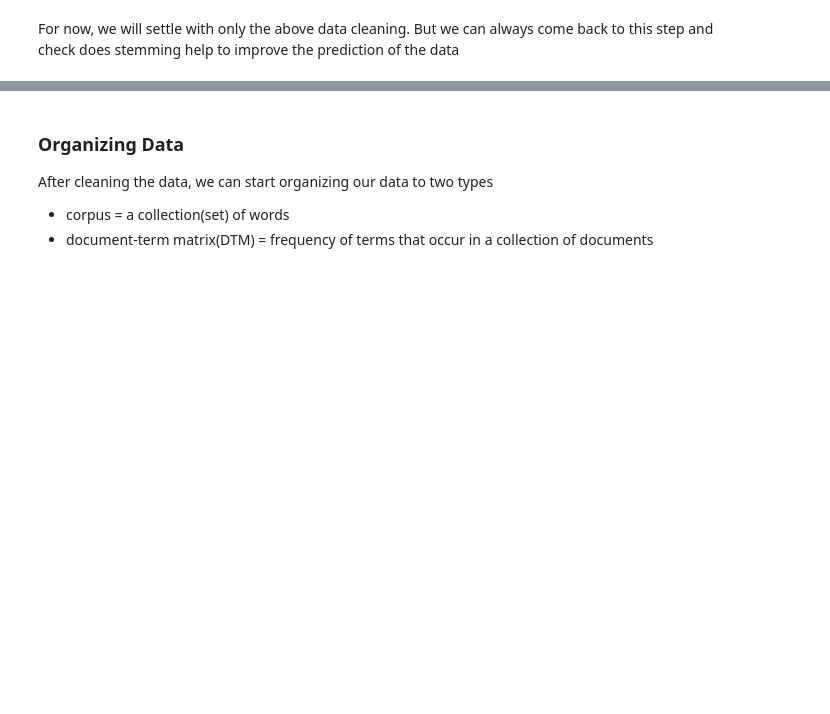
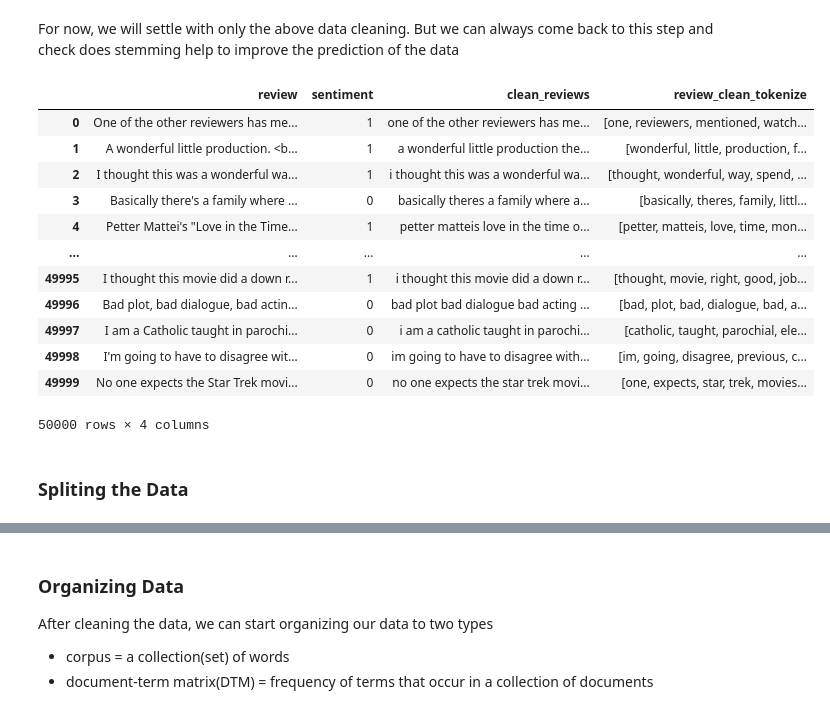
Before and after one commit to kaixuan98/MovieReview, a Jupyter notebook: movie_review.ipynb, the cells around one changed output, grey strips where cells are left out. Saved outputs shown, nothing was run; the diff lists cells and outputs as text; code cells hidden in the pictures; blank space fills up the shorter version.

```diff
--- a/movie_review.ipynb
+++ b/movie_review.ipynb
@@ -125,3 +125,31 @@ movie_reviews.head()
 | 4 | Petter Mattei's "Love in the Time... | positive | petter matteis love in the time o... | [petter, matteis, love, time, mon... |
 # %% [markdown]
 For now, we will settle with only the above data cleaning. But we can always come back to this step and check does stemming help to improve the prediction of the data
+# %%
+# change the label of sentiment to 0 and 1
+from sklearn.preprocessing import LabelEncoder
+
+encoder = LabelEncoder()
+y_labels = encoder.fit_transform(movie_reviews['sentiment'])
+
+y_labels = pd.DataFrame(y_labels,columns=['sentiment'])
+y_labels = pd.DataFrame(y_labels)
+
+movie_reviews['sentiment'] = y_labels['sentiment'].values
+movie_reviews
+# %% [output]
+|  | review | sentiment | clean_reviews | review_clean_tokenize |
+| 0 | One of the other reviewers has me... | 1 | one of the other reviewers has me... | [one, reviewers, mentioned, watch... |
+| 1 | A wonderful little production. <b... | 1 | a wonderful little production the... | [wonderful, little, production, f... |
+| 2 | I thought this was a wonderful wa... | 1 | i thought this was a wonderful wa... | [thought, wonderful, way, spend, ... |
+| 3 | Basically there's a family where ... | 0 | basically theres a family where a... | [basically, theres, family, littl... |
+| 4 | Petter Mattei's "Love in the Time... | 1 | petter matteis love in the time o... | [petter, matteis, love, time, mon... |
+| ... | ... | ... | ... | ... |
+| 49995 | I thought this movie did a down r... | 1 | i thought this movie did a down r... | [thought, movie, right, good, job... |
+| 49996 | Bad plot, bad dialogue, bad actin... | 0 | bad plot bad dialogue bad acting ... | [bad, plot, bad, dialogue, bad, a... |
+| 49997 | I am a Catholic taught in parochi... | 0 | i am a catholic taught in parochi... | [catholic, taught, parochial, ele... |
+| 49998 | I'm going to have to disagree wit... | 0 | im going to have to disagree with... | [im, going, disagree, previous, c... |
+| 49999 | No one expects the Star Trek movi... | 0 | no one expects the star trek movi... | [one, expects, star, trek, movies... |
+50000 rows × 4 columns
+# %% [markdown]
+### Spliting the Data
```
Also changed, not shown: parts of 24 cells of this notebook, 3 other files.
